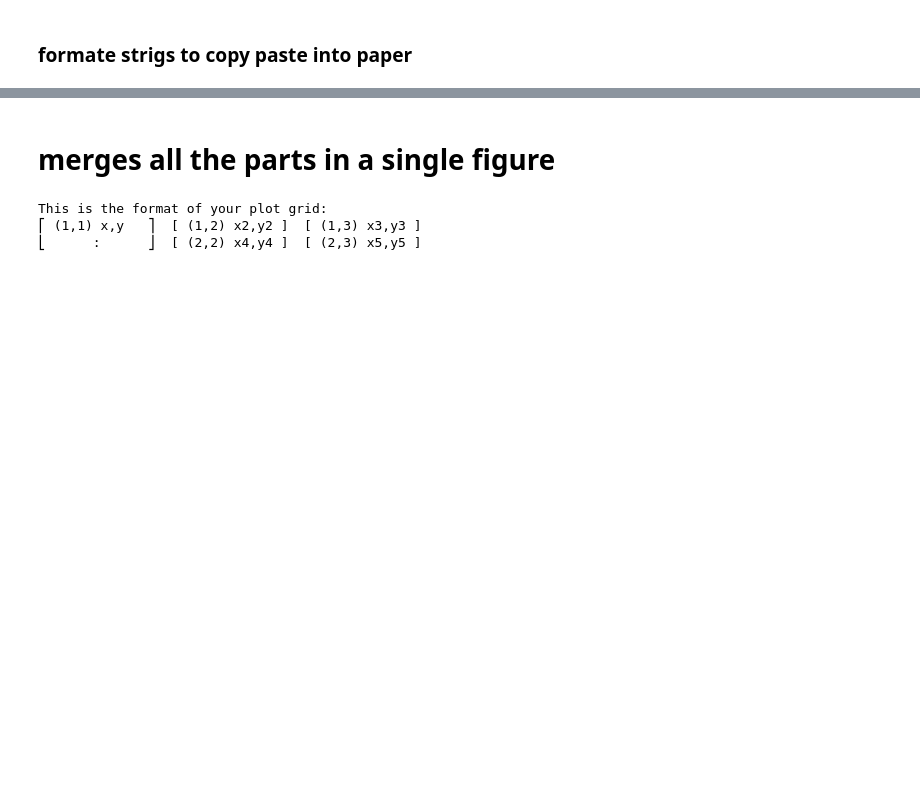
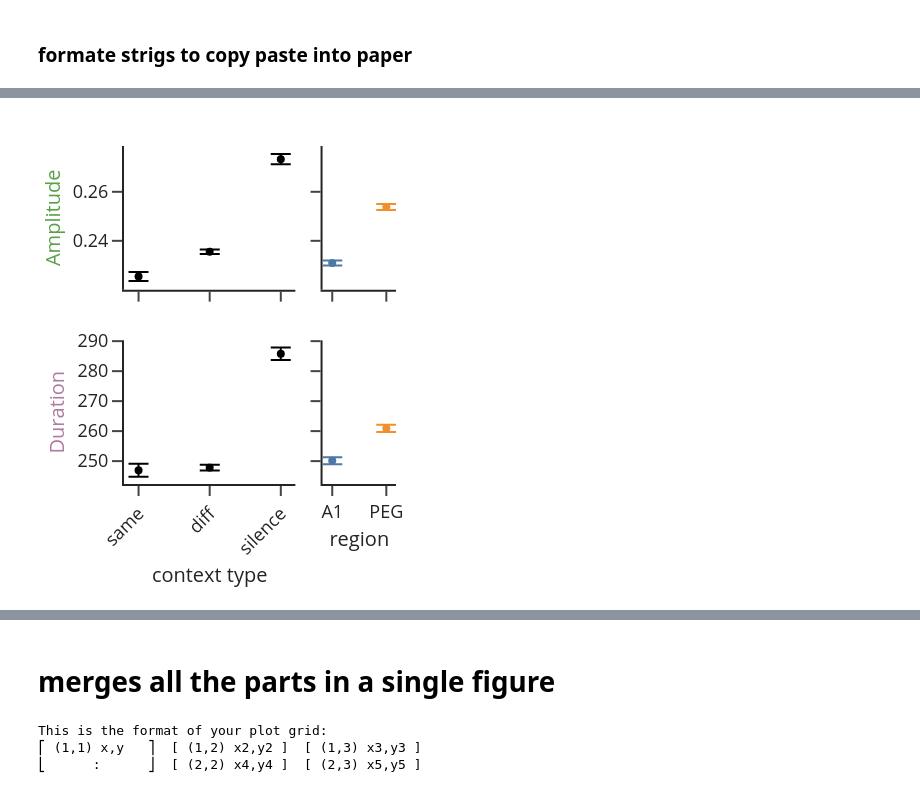
Before and after one commit to Mateo-Lopez-Espejo/context_probe_analysis, a Jupyter notebook: reports/paper/figure_02.ipynb, the cells around one changed output, grey strips where cells are left out. Drawn from its saved outputs; the diff is of its cells as text; code cells hidden in the pictures; blank space fills up the shorter version.

```diff
--- a/reports/paper/figure_02.ipynb
+++ b/reports/paper/figure_02.ipynb
@@ -278,0 +385,93 @@ last_bin mean±SEM. diff_diff: 233.78±1.21, diff_same: 238.17±2.30, diff_silen
+# %%
+# for metric in ["integral", "last_bin"],:
+def plot_metric_quant_bars(df, metric, category):
+    print(f'\n######### {metric}, {category} #########\n')
+    df = df.query(f"metric == '{metric}'")
+
+    if category == 'transition':
+        ### transitions ###
+        _ = kruskal_with_posthoc(df, group_col='transition', val_col='value')
+        df = df.groupby(by=['transition'], observed=True).agg(stat=('value', np.mean),
+                                                              err=('value', sst.sem))
+
+        x = ['same', 'diff', 'silence']
+        y = [df.at[cat, 'stat'] for cat in x]
+        yerr = [df.at[cat, 'err'] for cat in x]
+        return [
+            go.Scatter(x=x, y=y, mode='markers',
+                       marker=dict(color='black',
+                                   size=4),
+                       error_y=dict(array=yerr,
+                                    color='black',
+                                    thickness=1,
+                                    width=5),
+                       showlegend=False)
+        ]
+
+    ### regions ###
+    elif category == 'region':
+        _ = kruskal_with_posthoc(df, group_col='region', val_col='value')
+        df = df.groupby('region').agg(stat=('value', np.mean),
+                                      err=('value', sst.sem))
+
+        # if you want different color error bars, have to do it one at a time
+        reg_quant = list()
+        for rr, row in df.iterrows():
+            reg_quant.append(go.Scatter(x=(rr,),
+                                        y=(row.stat,),
+                                        mode='markers',
+                                        marker=dict(color=REGION_COLORMAP[rr],
+                                                    size=4),
+                                        error_y=dict(array=(row.err,),
+                                                     color=REGION_COLORMAP[rr],
+                                                     thickness=1,
+                                                     width=5),
+                                        showlegend=False),
+                             )
+
+        return reg_quant
+    else:
+        raise ValueError(f'bad param {category}')
+
+
+fig = make_subplots(2, 2, column_width=[0.7, 0.3], shared_xaxes='columns', shared_yaxes='rows')
+for mm, met in enumerate(['integral', 'last_bin']):
+    for cc, cat in enumerate(['transition', 'region']):
+        pan = plot_metric_quant_bars(toplot, met, cat)
+        fig.add_traces(pan, cols=[cc + 1] * len(pan), rows=[mm + 1] * len(pan))
+
+        # legacy shit
+        panelname = f'{met}_{cat}_simple'
+        if panelname in panels:
+            panels.pop(panelname)
+        panels[panelname].extend(pan)
+
+
+
+w, h = 2, 2.5
+fig.update_layout(template='simple_white',
+                  width=96 * w, height=96 * h,
+                  margin=dict(l=10, r=10, t=10, b=10),
+
+                  yaxis=dict(title=dict(text="Amplitude",font_color=AMPCOLOR,)),
+
+                  xaxis3=dict(title=dict(text='context type'), tickangle=-45),
+                  yaxis3=dict(title=dict(text='Duration', font_color=DURCOLOR)),
+
+                  xaxis4=dict(title=dict(text='region')),
+                  showlegend=False,
+                  )
+
+fig.update_xaxes(title_font_size=10, title_standoff=0, tickfont_size=9)
+fig.update_yaxes(title_font_size=10, title_standoff=0, tickfont_size=9)
+
+folder = root_path / 'reports' / 'figures' / 'paper'
+folder.mkdir(parents=True, exist_ok=True)
+
+filename = folder / 'fig2_transition_region_effects'
+fig.write_image(filename.with_suffix('.png'), scale=4)
+fig.write_image(filename.with_suffix('.svg'))
+
+img_bytes = fig.to_image(format="png", scale=2)
+Image(img_bytes)
+# %% [output]
@@ -278,0 +495 @@ last_bin mean±SEM. diff_diff: 233.78±1.21, diff_same: 238.17±2.30, diff_silen
+[figure, added]
```
Also changed, not shown: parts of 19 cells of this notebook, 4 other files.
